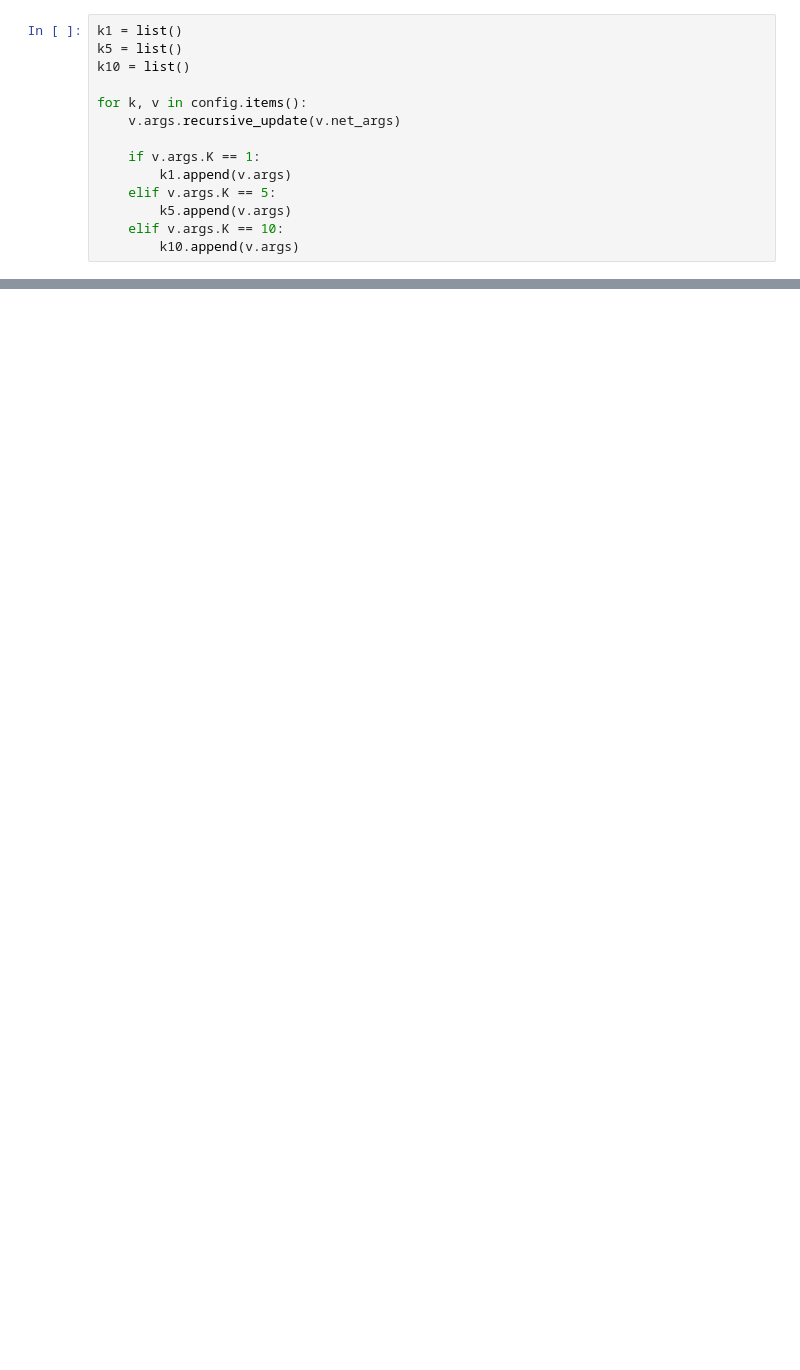
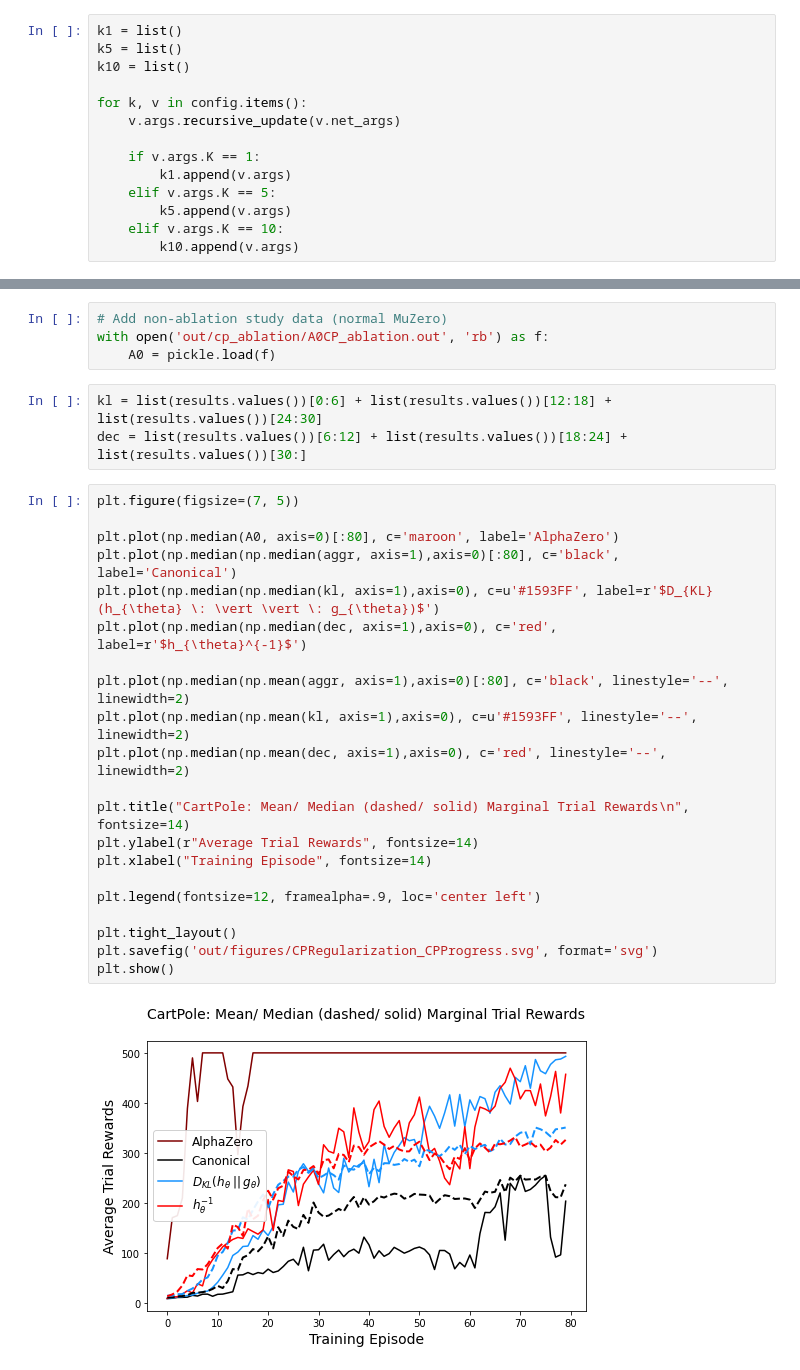
Before and after one commit to kaesve/muzero, a Jupyter notebook: Ablation Analysis.ipynb, the cells around one changed output, grey strips where cells are left out. Drawn from its saved outputs; the diff is of its cells as text; blank space fills up the shorter version.

```diff
--- a/Ablation Analysis.ipynb
+++ b/Ablation Analysis.ipynb
@@ -164,0 +257,30 @@ dtype: float64
+# %%
+# Add non-ablation study data (normal MuZero)
+with open('out/cp_ablation/A0CP_ablation.out', 'rb') as f:
+    A0 = pickle.load(f)
+# %%
+kl = list(results.values())[0:6] + list(results.values())[12:18] + list(results.values())[24:30]
+dec = list(results.values())[6:12] + list(results.values())[18:24] + list(results.values())[30:]
+# %%
+plt.figure(figsize=(7, 5))
+
+plt.plot(np.median(A0, axis=0)[:80], c='maroon', label='AlphaZero')
+plt.plot(np.median(np.median(aggr, axis=1),axis=0)[:80], c='black', label='Canonical')
+plt.plot(np.median(np.median(kl, axis=1),axis=0), c=u'#1593FF', label=r'$D_{KL}(h_{\theta} \: \vert \vert \: g_{\theta})$')
+plt.plot(np.median(np.median(dec, axis=1),axis=0), c='red', label=r'$h_{\theta}^{-1}$')
+
+plt.plot(np.median(np.mean(aggr, axis=1),axis=0)[:80], c='black', linestyle='--', linewidth=2)
+plt.plot(np.median(np.mean(kl, axis=1),axis=0), c=u'#1593FF', linestyle='--', linewidth=2)
+plt.plot(np.median(np.mean(dec, axis=1),axis=0), c='red', linestyle='--', linewidth=2)
+
+plt.title("CartPole: Mean/ Median (dashed/ solid) Marginal Trial Rewards\n", fontsize=14)
+plt.ylabel(r"Average Trial Rewards", fontsize=14)
+plt.xlabel("Training Episode", fontsize=14)
+
+plt.legend(fontsize=12, framealpha=.9, loc='center left')
+
+plt.tight_layout()
+plt.savefig('out/figures/CPRegularization_CPProgress.svg', format='svg')
+plt.show()
+# %% [output]
+[figure, added]
```
Also changed, not shown: parts of 24 cells of this notebook, 4 other files.
